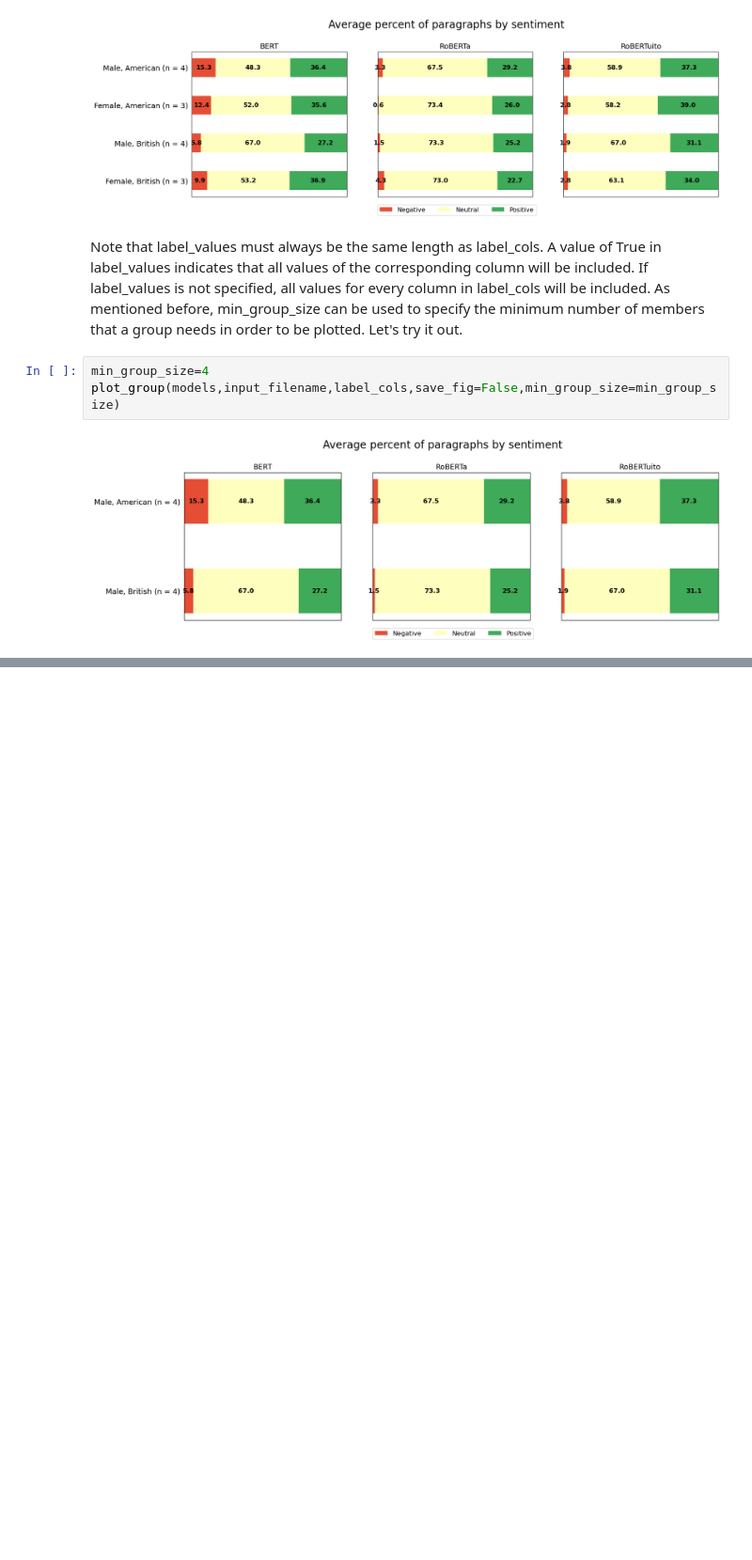
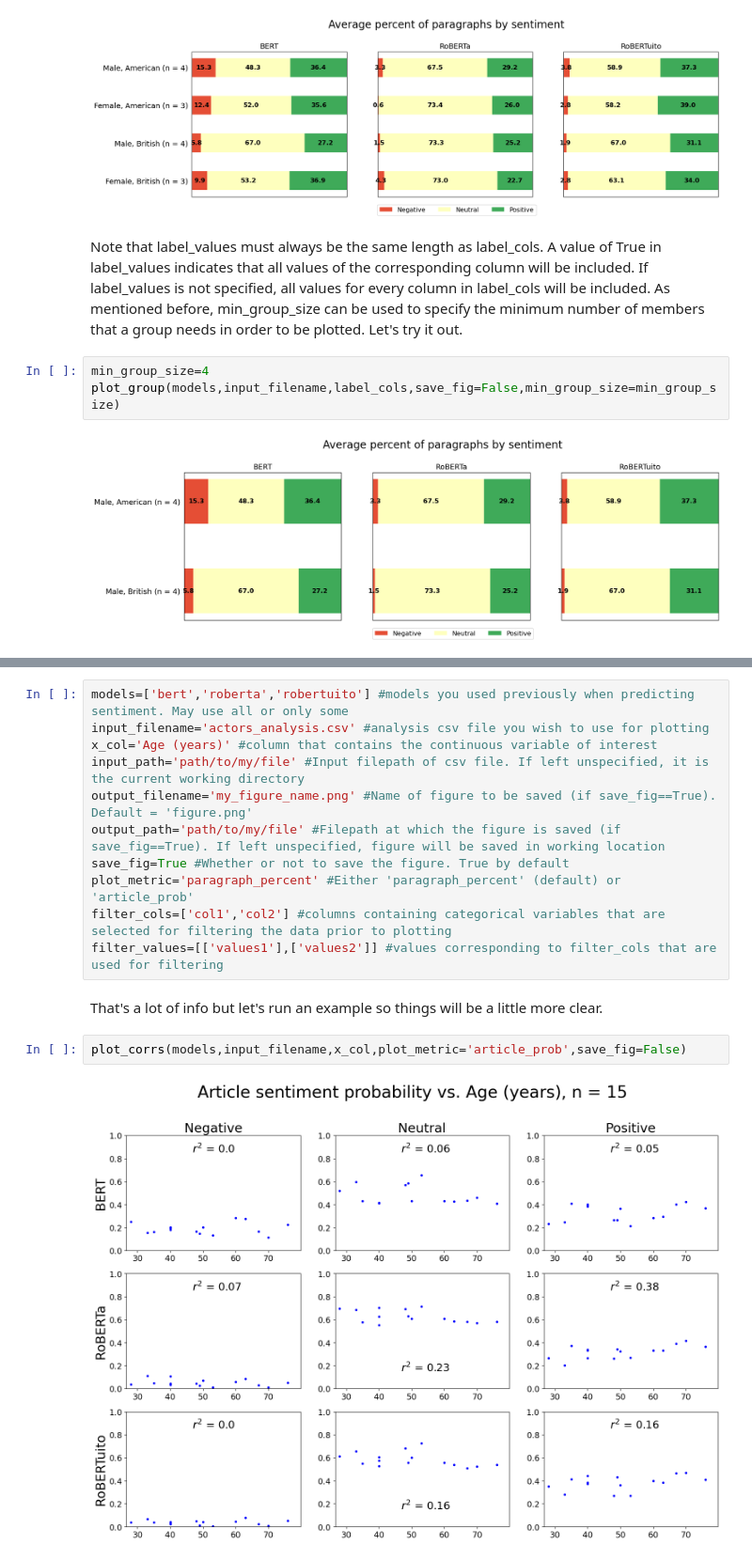
Before and after one commit to git627/Wikipedia-sentiment-analysis, a Jupyter notebook: Examples/Example3_plotting.ipynb, the cells around one changed output, grey strips where cells are left out. Shown at 94% size. Cells and saved outputs as stored; diff of their text form; blank space fills up the shorter version.

Commit message:
adding correlation plotting capability

```diff
--- a/Examples/Example3_plotting.ipynb
+++ b/Examples/Example3_plotting.ipynb
@@ -80,0 +81,17 @@ As you can see, the groups with fewer than min_group_size members disappeared, a
+# %%
+models=['bert','roberta','robertuito'] #models you used previously when predicting sentiment. May use all or only some
+input_filename='actors_analysis.csv' #analysis csv file you wish to use for plotting
+x_col='Age (years)' #column that contains the continuous variable of interest
+input_path='path/to/my/file' #Input filepath of csv file. If left unspecified, it is the current working directory
+output_filename='my_figure_name.png' #Name of figure to be saved (if save_fig==True). Default = 'figure.png'
+output_path='path/to/my/file' #Filepath at which the figure is saved (if save_fig==True). If left unspecified, figure will be saved in working location
+save_fig=True #Whether or not to save the figure. True by default
+plot_metric='paragraph_percent' #Either 'paragraph_percent' (default) or 'article_prob'
+filter_cols=['col1','col2'] #columns containing categorical variables that are selected for filtering the data prior to plotting
+filter_values=[['values1'],['values2']] #values corresponding to filter_cols that are used for filtering
+# %% [markdown]
+That's a lot of info but let's run an example so things will be a little more clear.
+# %%
+plot_corrs(models,input_filename,x_col,plot_metric='article_prob',save_fig=False)
+# %% [output]
+[figure, added]
```
Also changed, not shown: parts of 6 cells of this notebook, 9 other files.
